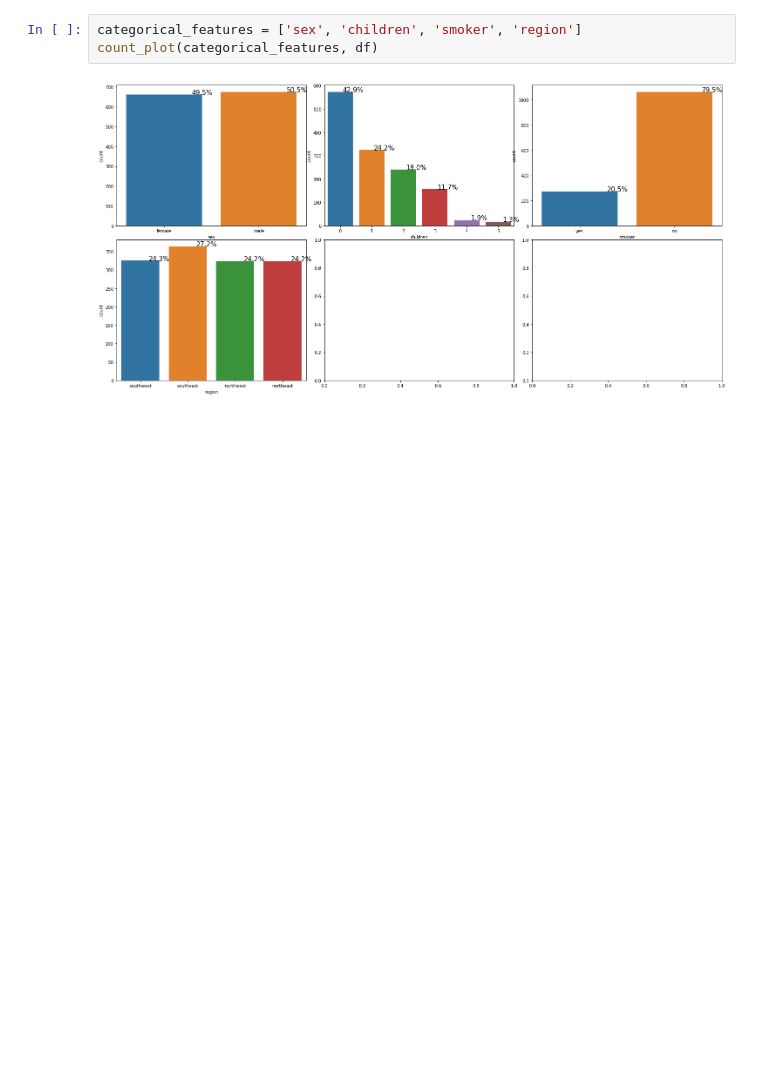
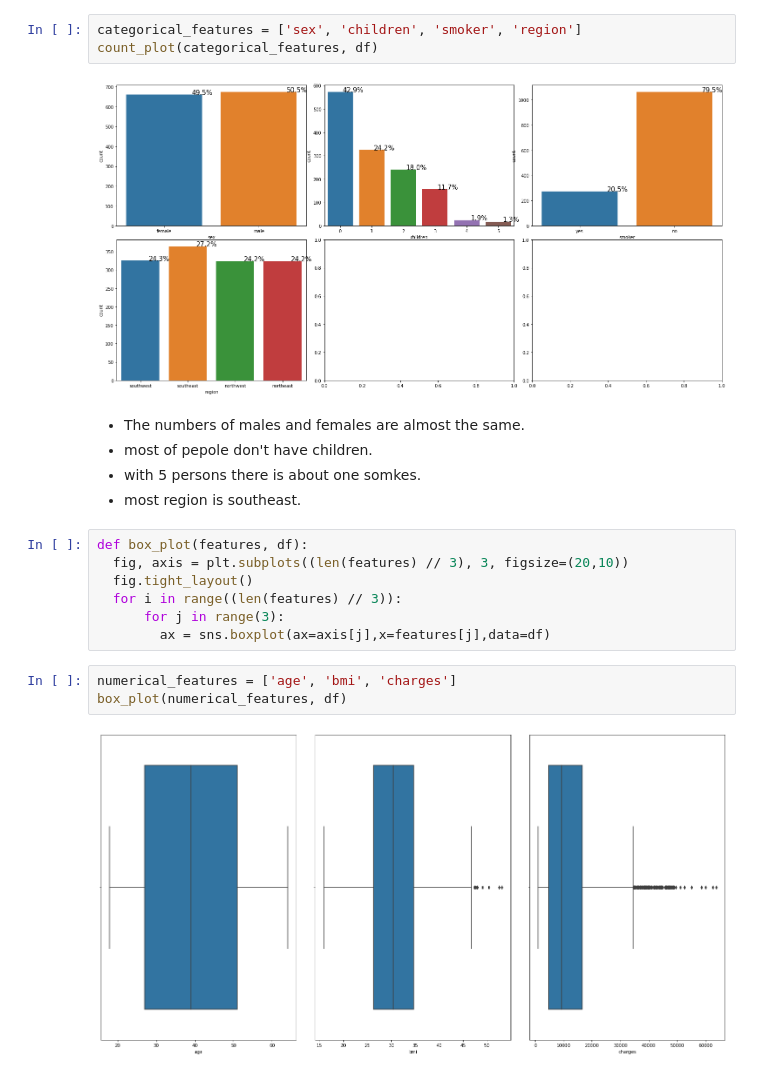
Before and after one commit to josiaspro20/Insurance-data-EDA-analysis-ML-models, a Jupyter notebook: Analysis_and_apply_some_models_(Insurance_data).ipynb, the cells around one changed output. Cells and saved outputs as stored; diff of their text form; blank space fills up the shorter version.

```diff
--- a/Analysis_and_apply_some_models_(Insurance_data).ipynb
+++ b/Analysis_and_apply_some_models_(Insurance_data).ipynb
@@ -139,3 +139,20 @@ categorical_features = ['sex', 'children', 'smoker', 'region']
 count_plot(categorical_features, df)
 # %% [output]
 [figure]
+# %% [markdown]
+- The numbers of males and females are almost the same.
+- most of pepole don't have children.
+- with 5 persons there is about one somkes.
+- most region is southeast.
+# %%
+def box_plot(features, df):
+  fig, axis = plt.subplots((len(features) // 3), 3, figsize=(20,10))
+  fig.tight_layout()
+  for i in range((len(features) // 3)):
+      for j in range(3):
+        ax = sns.boxplot(ax=axis[j],x=features[j],data=df)
+# %%
+numerical_features = ['age', 'bmi', 'charges']
+box_plot(numerical_features, df)
+# %% [output]
+[figure, added]
```
Also changed, not shown: parts of 17 cells of this notebook.
